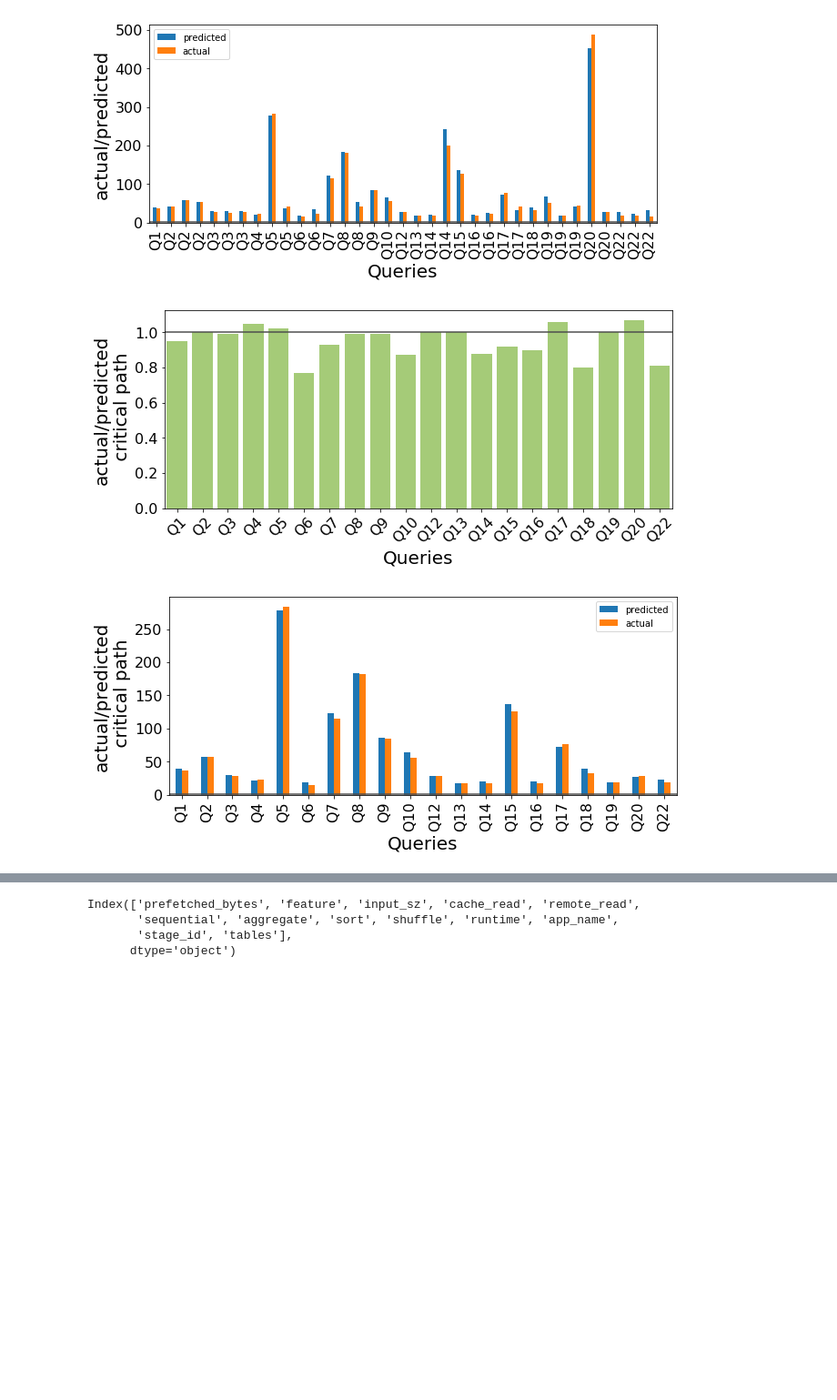
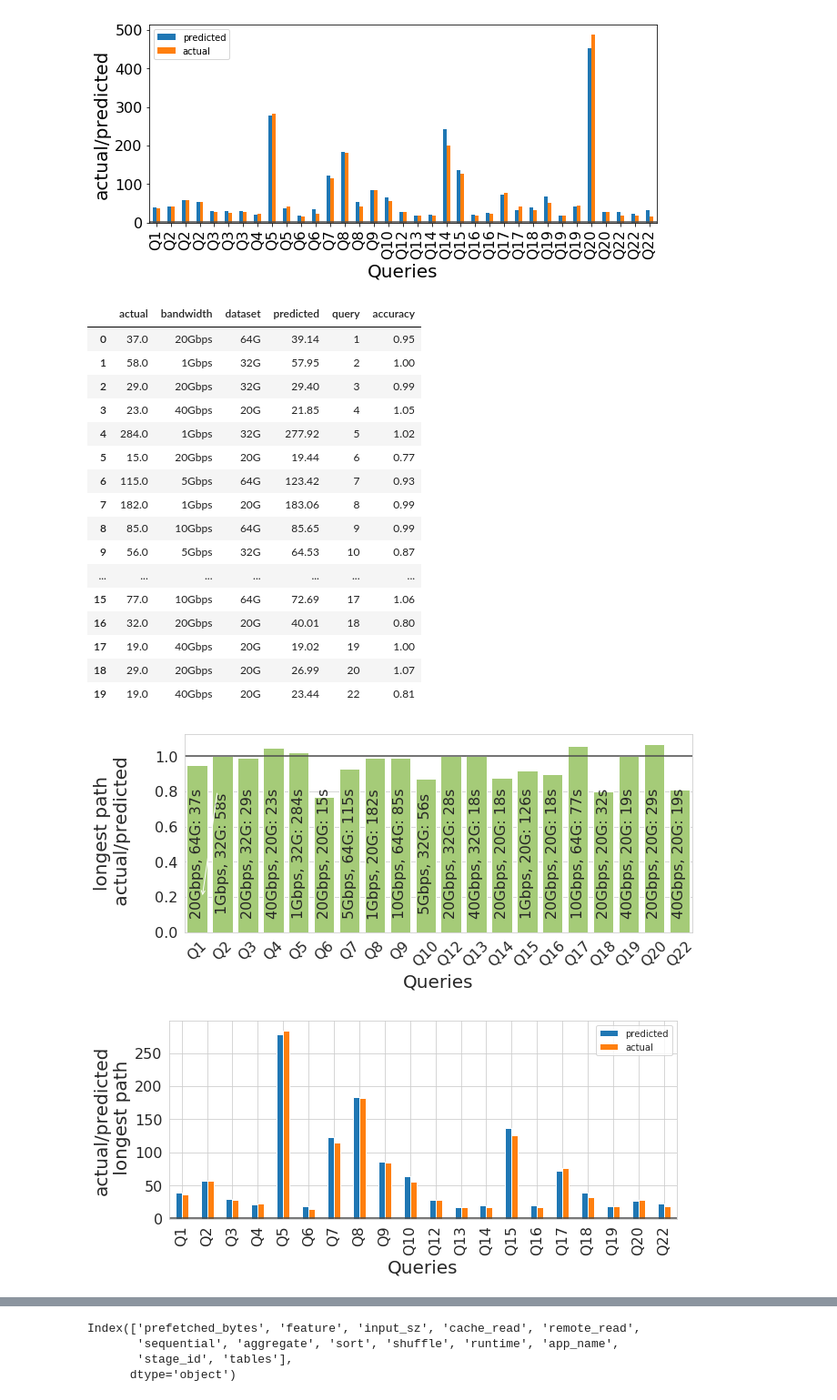
Before and after one commit to UmasouTTT/Kariz, a Jupyter notebook: code/ipython/spark_runtime_prediction_wfeaturescaling.ipynb, the cells around one changed output, grey strips where cells are left out. Shown: that part at 91% size. Saved outputs shown, nothing was run; the diff lists cells and outputs as text; code cells hidden in the pictures; blank space fills up the shorter version.

```diff
--- a/code/ipython/spark_runtime_prediction_wfeaturescaling.ipynb
+++ b/code/ipython/spark_runtime_prediction_wfeaturescaling.ipynb
@@ -936,34 +936,75 @@ from mpl_toolkits.axisartist.axislines import SubplotZero
 import matplotlib.ticker as ticker
 import seaborn as sns
 
 def format_xticks(x, pos=None):
     return 'Q%s'%(final_cp_df.iloc[x]['query'])
 
 
 def max_accuracy(grp):
     return np.abs(grp['accuracy'] - 1).idxmin()
 
 gps = cp_df.groupby('query').apply(max_accuracy).values
 final_cp_df = cp_df.iloc[gps , :]
 
+final_cp_df.reset_index(drop=True, inplace=True)
 
 fig, ax = plt.subplots(figsize=(10, 4))
 sns.barplot(x=final_cp_df.index, y="accuracy", ax = ax, data=final_cp_df, color='#a6d96a')
+
+for index, p in enumerate(ax.patches):
+    ax.annotate('%s, %s: %ds'%(final_cp_df.iloc[index, :]['bandwidth'],
+                               final_cp_df.iloc[index, :]['dataset'],
+                               final_cp_df.iloc[index, :]['actual']),
+                   (p.get_x() + p.get_width() / 2., 0.4),
+                   ha = 'center', va = 'center', fontsize=16,
+                   xytext = (0, 9),
+                   textcoords = 'offset points', rotation=90)
+
+ax.annotate("",
+            xy=(0.2, 0.2), xycoords='data',
+            xytext=(0.8, 0.8), textcoords='data',
+            color = 'black',
+            arrowprops=dict(arrowstyle="->",
+                            connectionstyle="arc3"),
+            )
+
+
+
 ax.axhline(1, color='#4d4d4d')
-ax.set_ylabel('actual/predicted\n critical path', fontsize=20)
+ax.set_ylabel('longest path\n actual/predicted\n', fontsize=20)
 ax.set_xlabel('Queries', fontsize=20)
 ax.xaxis.set_major_formatter(ticker.FuncFormatter(format_xticks))
 ax.tick_params(labelsize=16)
 plt.xticks(rotation=45)
 
 
 fig, ax = plt.subplots(figsize=(10, 4))
 final_cp_df[['predicted', 'actual']].plot.bar(ax = ax)
 ax.axhline(1, color='#4d4d4d')
-ax.set_ylabel('actual/predicted\n critical path', fontsize=20)
+ax.set_ylabel('actual/predicted\n longest path', fontsize=20)
 ax.set_xlabel('Queries', fontsize=20)
 ax.xaxis.set_major_formatter(ticker.FuncFormatter(format_xticks))
 ax.tick_params(labelsize=16)
+
+
+final_cp_df
 # %% [output]
+|  | actual | bandwidth | dataset | predicted | query | accuracy |
+| 0 | 37.0 | 20Gbps | 64G | 39.14 | 1 | 0.95 |
+| 1 | 58.0 | 1Gbps | 32G | 57.95 | 2 | 1.00 |
+| 2 | 29.0 | 20Gbps | 32G | 29.40 | 3 | 0.99 |
+| 3 | 23.0 | 40Gbps | 20G | 21.85 | 4 | 1.05 |
+| 4 | 284.0 | 1Gbps | 32G | 277.92 | 5 | 1.02 |
+| 5 | 15.0 | 20Gbps | 20G | 19.44 | 6 | 0.77 |
+| 6 | 115.0 | 5Gbps | 64G | 123.42 | 7 | 0.93 |
+| 7 | 182.0 | 1Gbps | 20G | 183.06 | 8 | 0.99 |
+| 8 | 85.0 | 10Gbps | 64G | 85.65 | 9 | 0.99 |
+| 9 | 56.0 | 5Gbps | 32G | 64.53 | 10 | 0.87 |
+| ... | ... | ... | ... | ... | ... | ... |
+| 15 | 77.0 | 10Gbps | 64G | 72.69 | 17 | 1.06 |
+| 16 | 32.0 | 20Gbps | 20G | 40.01 | 18 | 0.80 |
+| 17 | 19.0 | 40Gbps | 20G | 19.02 | 19 | 1.00 |
+| 18 | 29.0 | 20Gbps | 20G | 26.99 | 20 | 1.07 |
+| 19 | 19.0 | 40Gbps | 20G | 23.44 | 22 | 0.81 |
-[figure, old version]
+[figure, new version]
-[figure, old version]
+[figure, new version]
```
Also changed, not shown: parts of 9 cells of this notebook, 20 other files.
